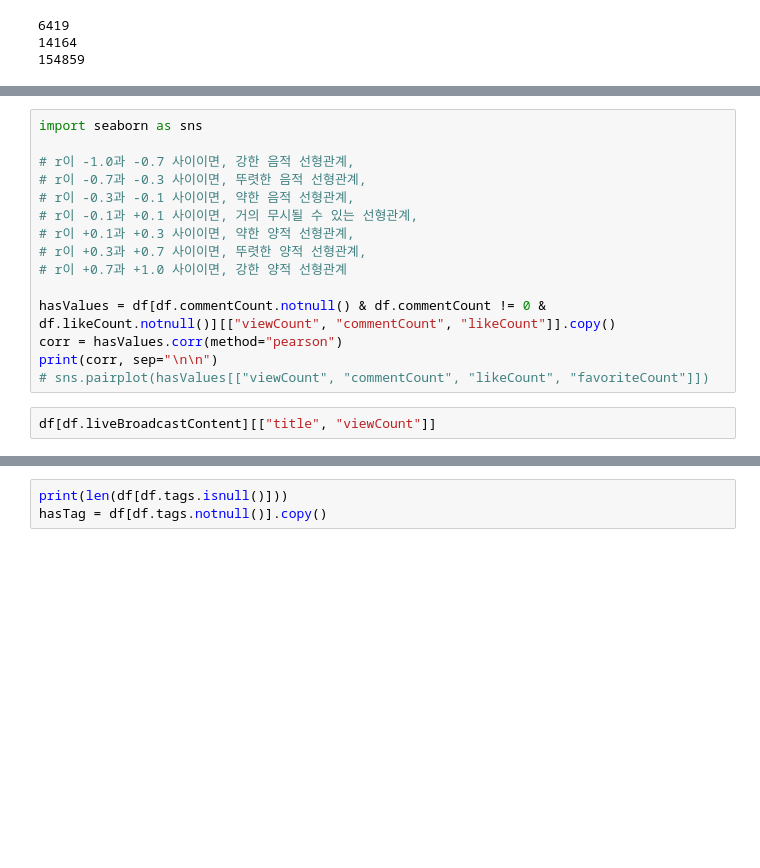
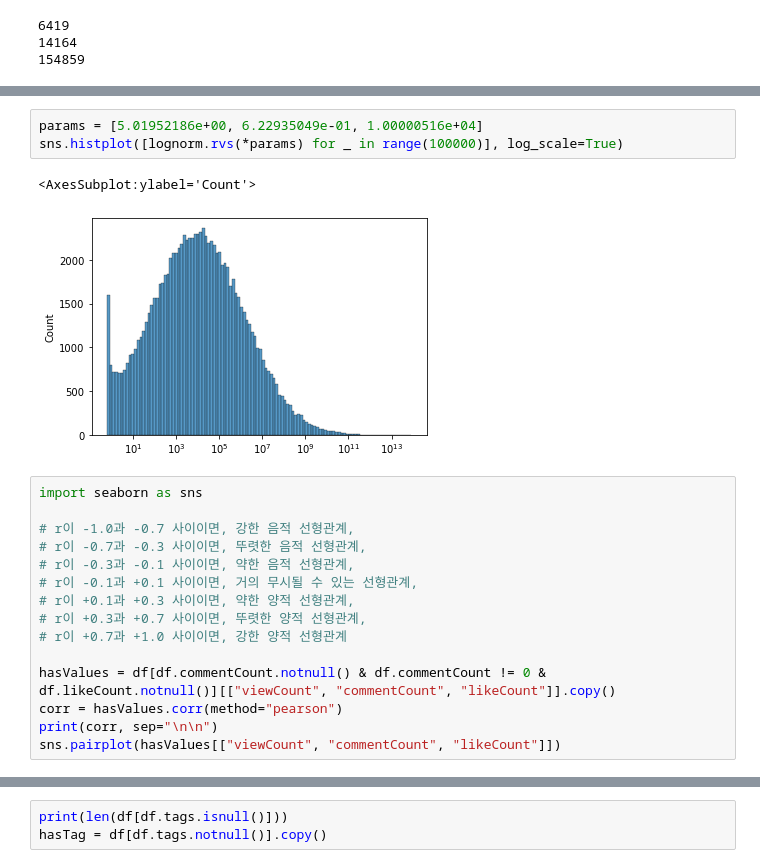
Before and after one commit to lemontree1729/learning-youtube-api, a Jupyter notebook: main.ipynb, the cells around one changed output, grey strips where cells are left out. Cells and saved outputs as stored; diff of their text form; blank space fills up the shorter version.

```diff
--- a/main.ipynb
+++ b/main.ipynb
@@ -254,3 +302,9 @@ df[df.favoriteCount != 0]["favoriteCount"]
+# %%
+params = [5.01952186e+00, 6.22935049e-01, 1.00000516e+04]
+sns.histplot([lognorm.rvs(*params) for _ in range(100000)], log_scale=True)
+# %% [output]
+<AxesSubplot:ylabel='Count'>
+[figure, added]
 # %%
 import seaborn as sns
 
@@ -265,9 +319,7 @@ import seaborn as sns
 hasValues = df[df.commentCount.notnull() & df.commentCount != 0 & df.likeCount.notnull()][["viewCount", "commentCount", "likeCount"]].copy()
 corr = hasValues.corr(method="pearson")
 print(corr, sep="\n\n")
-# sns.pairplot(hasValues[["viewCount", "commentCount", "likeCount", "favoriteCount"]])
+sns.pairplot(hasValues[["viewCount", "commentCount", "likeCount"]])
-# %%
-df[df.liveBroadcastContent][["title", "viewCount"]]
 # %%
 print(len(df[df.liveBroadcastContent]))
 print(len(df[~df.liveBroadcastContent]))
```
Also changed, not shown: parts of 23 cells of this notebook.
